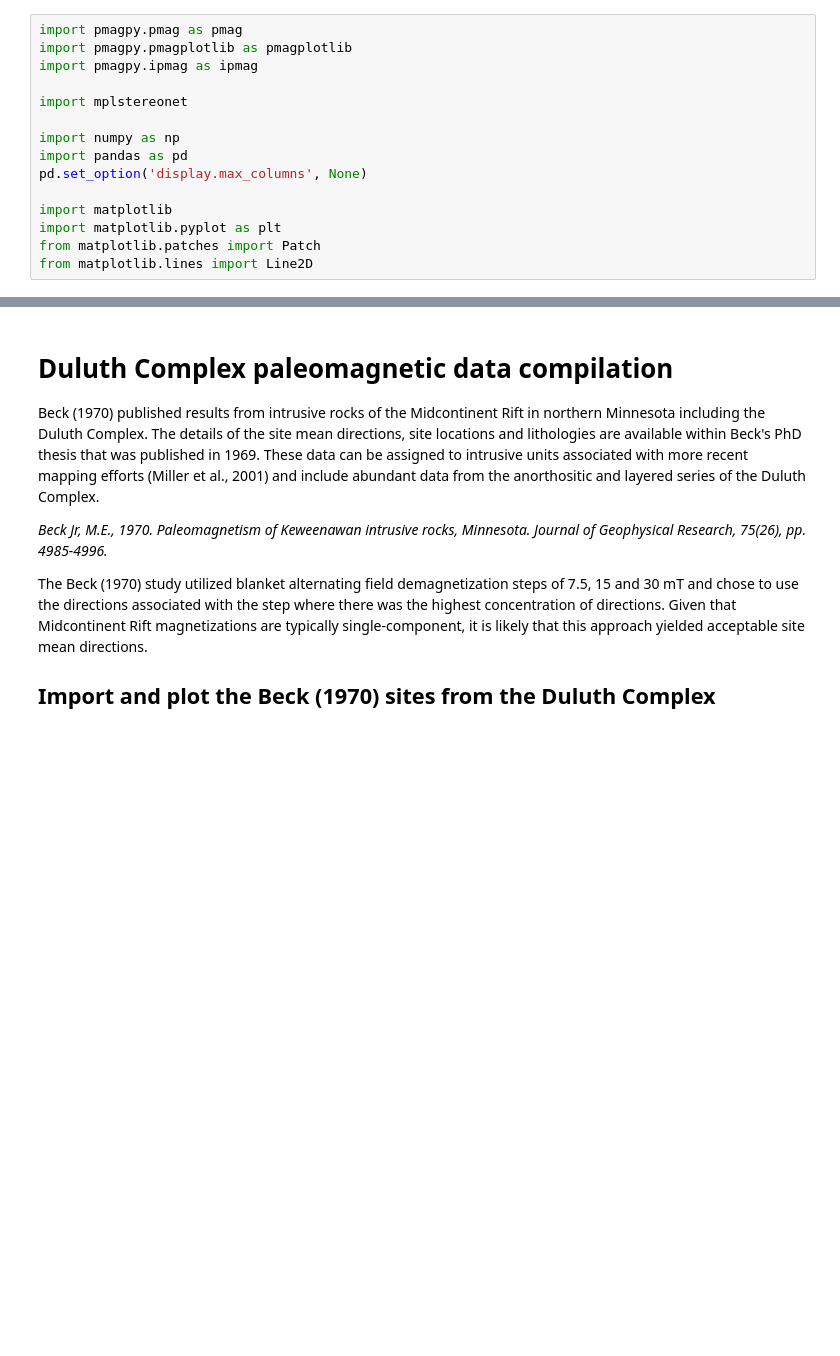
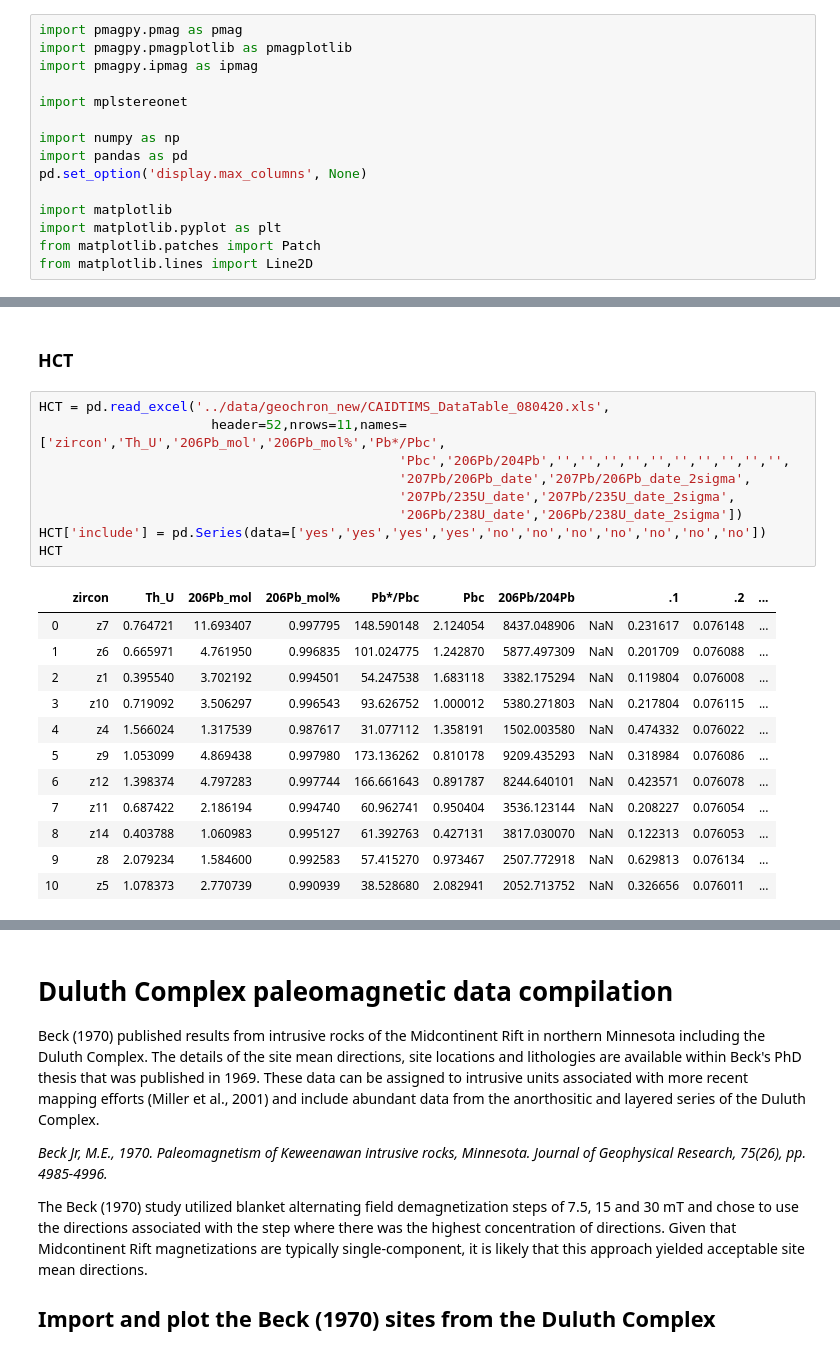
Before and after one commit to Swanson-Hysell-Group/2020_Duluth_Complex, a Jupyter notebook: code/Duluth_Complex_notebook.ipynb, the cells around one changed output, grey strips where cells are left out. Saved outputs shown, nothing was run; the diff lists cells and outputs as text; blank space fills up the shorter version.

```diff
--- a/code/Duluth_Complex_notebook.ipynb
+++ b/code/Duluth_Complex_notebook.ipynb
@@ -52,0 +372,24 @@ Laurentia_outline = ShapelyFeature(Reader('../data/Laurentia_shape/Laurentia.shp
+# %% [markdown]
+### HCT
+# %%
+HCT = pd.read_excel('../data/geochron_new/CAIDTIMS_DataTable_080420.xls',
+                      header=52,nrows=11,names=['zircon','Th_U','206Pb_mol','206Pb_mol%','Pb*/Pbc',
+                                              'Pbc','206Pb/204Pb','','','','','','','','','','',
+                                              '207Pb/206Pb_date','207Pb/206Pb_date_2sigma',
+                                              '207Pb/235U_date','207Pb/235U_date_2sigma',
+                                              '206Pb/238U_date','206Pb/238U_date_2sigma'])
+HCT['include'] = pd.Series(data=['yes','yes','yes','yes','no','no','no','no','no','no','no'])
+HCT
+# %% [output]
+|  | zircon | Th_U | 206Pb_mol | 206Pb_mol% | Pb*/Pbc | Pbc | 206Pb/204Pb |  | .1 | .2 | ... |
+| 0 | z7 | 0.764721 | 11.693407 | 0.997795 | 148.590148 | 2.124054 | 8437.048906 | NaN | 0.231617 | 0.076148 | ... |
+| 1 | z6 | 0.665971 | 4.761950 | 0.996835 | 101.024775 | 1.242870 | 5877.497309 | NaN | 0.201709 | 0.076088 | ... |
+| 2 | z1 | 0.395540 | 3.702192 | 0.994501 | 54.247538 | 1.683118 | 3382.175294 | NaN | 0.119804 | 0.076008 | ... |
+| 3 | z10 | 0.719092 | 3.506297 | 0.996543 | 93.626752 | 1.000012 | 5380.271803 | NaN | 0.217804 | 0.076115 | ... |
+| 4 | z4 | 1.566024 | 1.317539 | 0.987617 | 31.077112 | 1.358191 | 1502.003580 | NaN | 0.474332 | 0.076022 | ... |
+| 5 | z9 | 1.053099 | 4.869438 | 0.997980 | 173.136262 | 0.810178 | 9209.435293 | NaN | 0.318984 | 0.076086 | ... |
+| 6 | z12 | 1.398374 | 4.797283 | 0.997744 | 166.661643 | 0.891787 | 8244.640101 | NaN | 0.423571 | 0.076078 | ... |
+| 7 | z11 | 0.687422 | 2.186194 | 0.994740 | 60.962741 | 0.950404 | 3536.123144 | NaN | 0.208227 | 0.076054 | ... |
+| 8 | z14 | 0.403788 | 1.060983 | 0.995127 | 61.392763 | 0.427131 | 3817.030070 | NaN | 0.122313 | 0.076053 | ... |
+| 9 | z8 | 2.079234 | 1.584600 | 0.992583 | 57.415270 | 0.973467 | 2507.772918 | NaN | 0.629813 | 0.076134 | ... |
+| 10 | z5 | 1.078373 | 2.770739 | 0.990939 | 38.528680 | 2.082941 | 2052.713752 | NaN | 0.326656 | 0.076011 | ... |
```
Also changed, not shown: parts of 113 cells of this notebook, 5 other files.
